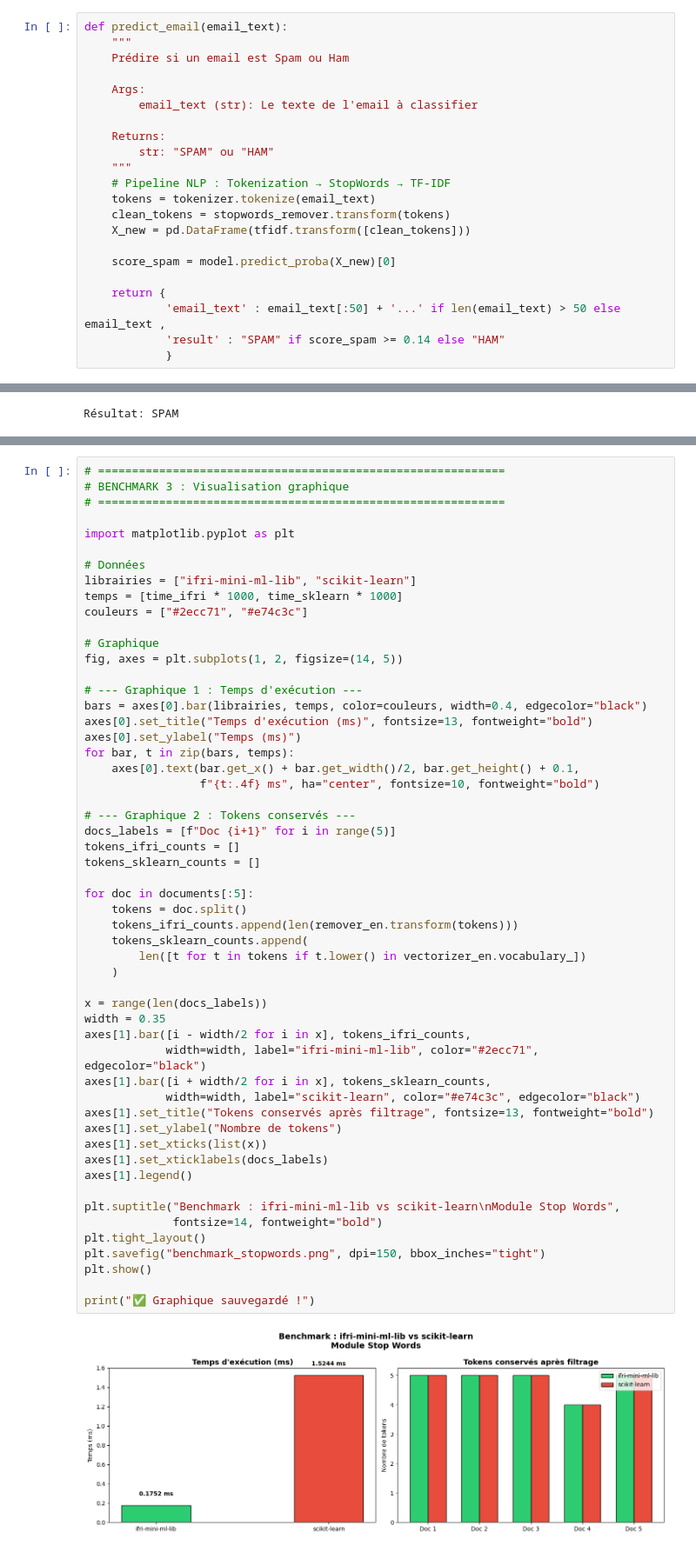
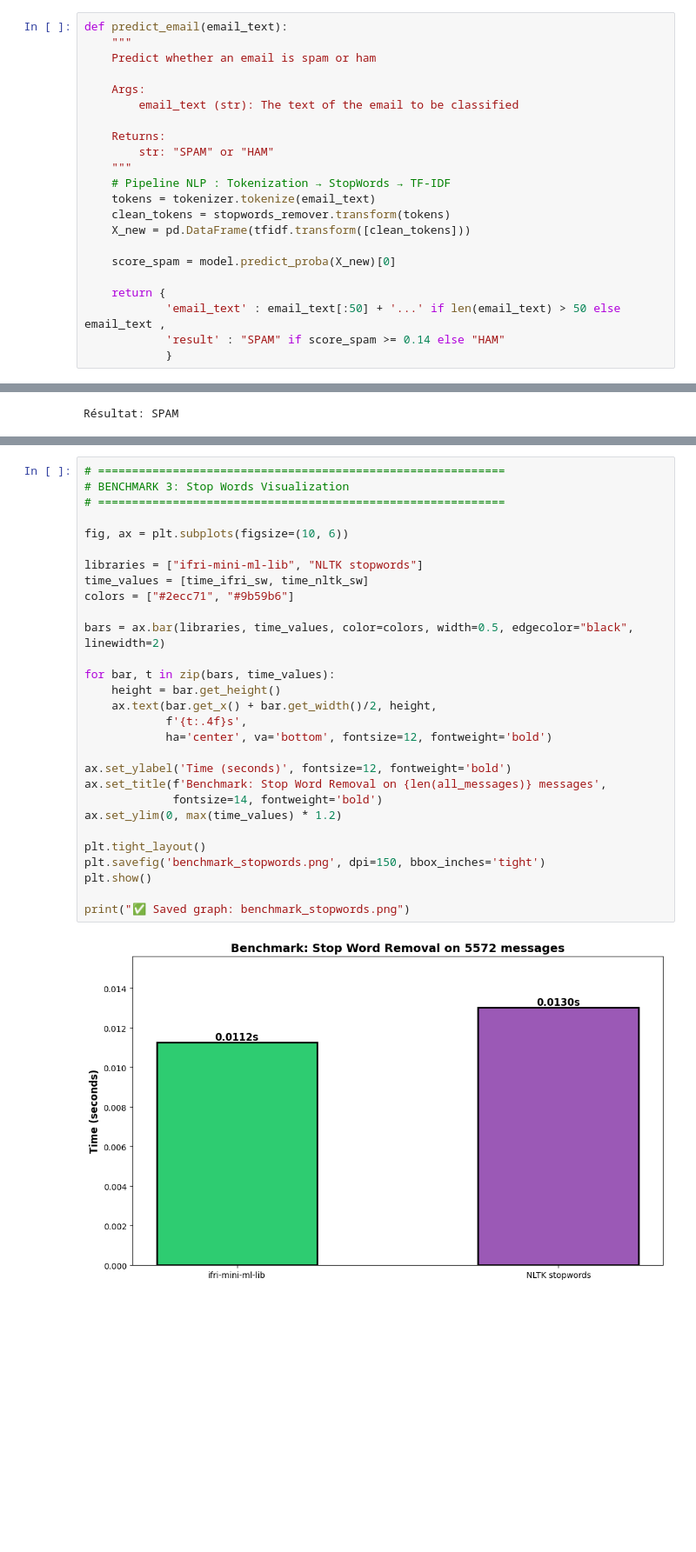
Before and after one commit to IFRI-AI-Classes/ifri_mini_ml_lib, a Jupyter notebook: notebooks/nlp/nlp.ipynb, the cells around one changed output, grey strips where cells are left out. Shown at 87% size. Cells and saved outputs as stored; diff of their text form; blank space fills up the shorter version.

```diff
--- a/notebooks/nlp/nlp.ipynb
+++ b/notebooks/nlp/nlp.ipynb
@@ -414,13 +609,13 @@ Mais ici on peut pas apppliquer un seuil pour séparer les classes
 # %%
 def predict_email(email_text):
     """
-    Prédire si un email est Spam ou Ham
+    Predict whether an email is spam or ham
 
     Args:
-        email_text (str): Le texte de l'email à classifier
+        email_text (str): The text of the email to be classified
 
     Returns:
-        str: "SPAM" ou "HAM"
+        str: "SPAM" or "HAM"
     """
     # Pipeline NLP : Tokenization → StopWords → TF-IDF
     tokens = tokenizer.tokenize(email_text)
@@ -694,56 +1139,31 @@ Doc 5      8          5                    5
 # %%
 # ============================================================
-# BENCHMARK 3 : Visualisation graphique
+# BENCHMARK 3: Stop Words Visualization
 # ============================================================
 
-import matplotlib.pyplot as plt
+fig, ax = plt.subplots(figsize=(10, 6))
 
-# Données
-librairies = ["ifri-mini-ml-lib", "scikit-learn"]
-temps = [time_ifri * 1000, time_sklearn * 1000]
-couleurs = ["#2ecc71", "#e74c3c"]
+libraries = ["ifri-mini-ml-lib", "NLTK stopwords"]
+time_values = [time_ifri_sw, time_nltk_sw]
+colors = ["#2ecc71", "#9b59b6"]
 
-# Graphique
-fig, axes = plt.subplots(1, 2, figsize=(14, 5))
+bars = ax.bar(libraries, time_values, color=colors, width=0.5, edgecolor="black", linewidth=2)
 
-# --- Graphique 1 : Temps d'exécution ---
-bars = axes[0].bar(librairies, temps, color=couleurs, width=0.4, edgecolor="black")
-axes[0].set_title("Temps d'exécution (ms)", fontsize=13, fontweight="bold")
-axes[0].set_ylabel("Temps (ms)")
-for bar, t in zip(bars, temps):
-    axes[0].text(bar.get_x() + bar.get_width()/2, bar.get_height() + 0.1,
-                 f"{t:.4f} ms", ha="center", fontsize=10, fontweight="bold")
+for bar, t in zip(bars, time_values):
+    height = bar.get_height()
+    ax.text(bar.get_x() + bar.get_width()/2, height,
+            f'{t:.4f}s',
+            ha='center', va='bottom', fontsize=12, fontweight='bold')
 
-# --- Graphique 2 : Tokens conservés ---
-docs_labels = [f"Doc {i+1}" for i in range(5)]
-tokens_ifri_counts = []
-tokens_sklearn_counts = []
+ax.set_ylabel('Time (seconds)', fontsize=12, fontweight='bold')
+ax.set_title(f'Benchmark: Stop Word Removal on {len(all_messages)} messages',
+             fontsize=14, fontweight='bold')
+ax.set_ylim(0, max(time_values) * 1.2)
 
-for doc in documents[:5]:
-    tokens = doc.split()
-    tokens_ifri_counts.append(len(remover_en.transform(tokens)))
-    tokens_sklearn_counts.append(
-        len([t for t in tokens if t.lower() in vectorizer_en.vocabulary_])
-    )
-
-x = range(len(docs_labels))
-width = 0.35
-axes[1].bar([i - width/2 for i in x], tokens_ifri_counts,
-            width=width, label="ifri-mini-ml-lib", color="#2ecc71", edgecolor="black")
-axes[1].bar([i + width/2 for i in x], tokens_sklearn_counts,
-            width=width, label="scikit-learn", color="#e74c3c", edgecolor="black")
-axes[1].set_title("Tokens conservés après filtrage", fontsize=13, fontweight="bold")
-axes[1].set_ylabel("Nombre de tokens")
-axes[1].set_xticks(list(x))
-axes[1].set_xticklabels(docs_labels)
-axes[1].legend()
-
-plt.suptitle("Benchmark : ifri-mini-ml-lib vs scikit-learn\nModule Stop Words",
-             fontsize=14, fontweight="bold")
 plt.tight_layout()
-plt.savefig("benchmark_stopwords.png", dpi=150, bbox_inches="tight")
+plt.savefig('benchmark_stopwords.png', dpi=150, bbox_inches='tight')
 plt.show()
 
-print("✅ Graphique sauvegardé !")
+print("✅ Saved graph: benchmark_stopwords.png")
 # %% [output]
-[figure, old version]
+[figure, new version]
```
Also changed, not shown: parts of 60 cells of this notebook, 11 other files.
